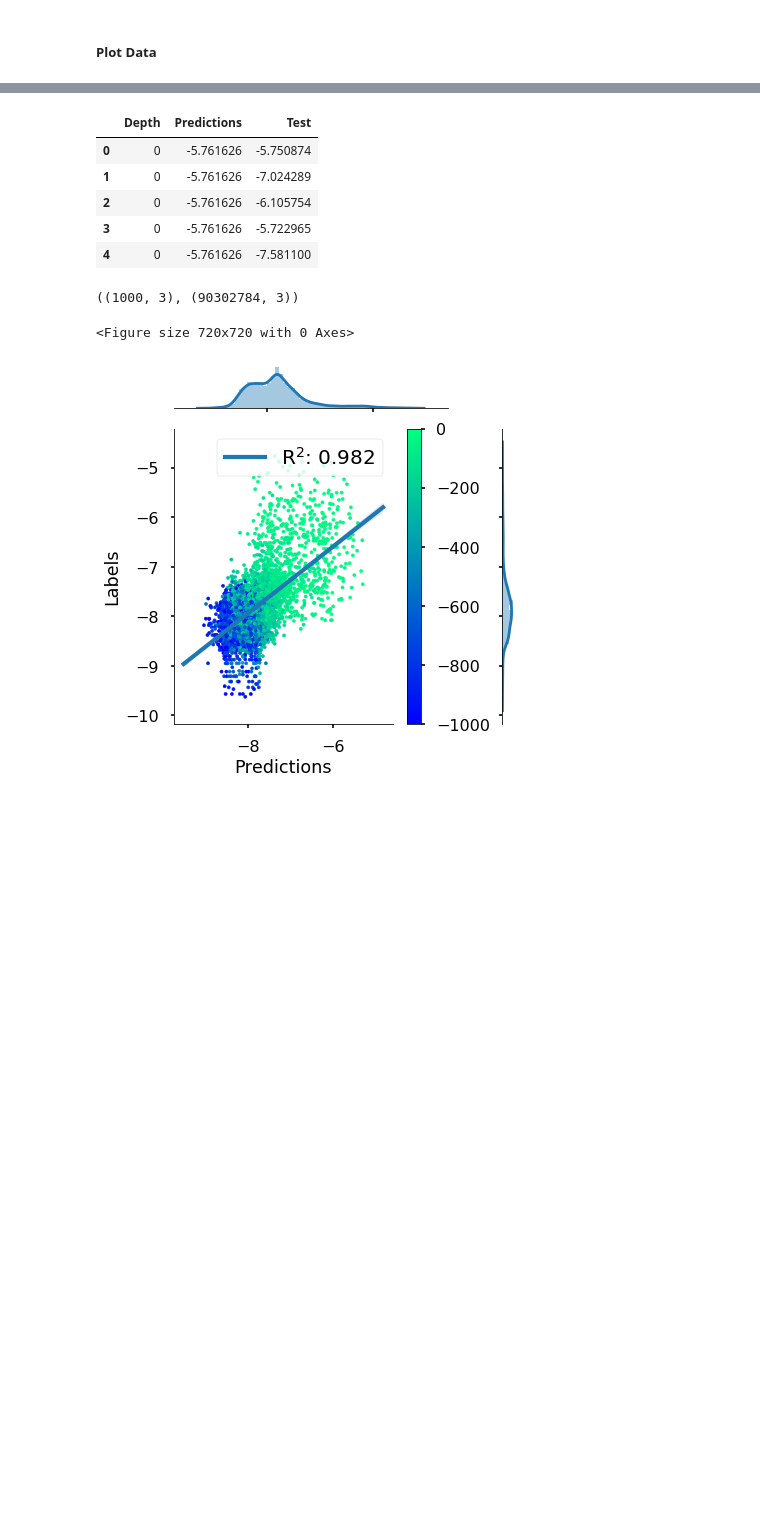
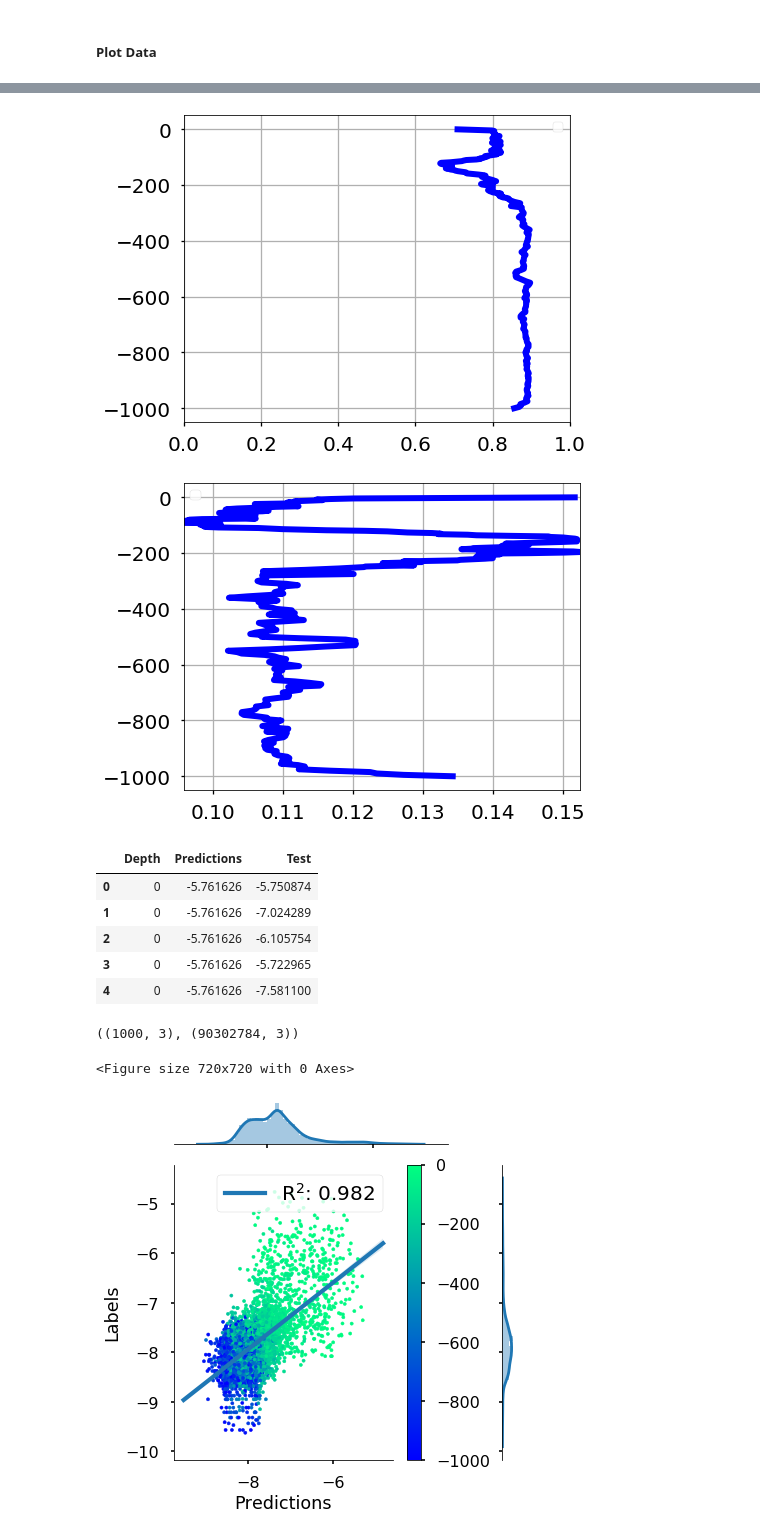
Before and after one commit to IPL-UV/ml4ocean, a Jupyter notebook: notebooks/full_walkthroughs/full_walkthrough_stg.ipynb, the cells around one changed output, grey strips where cells are left out. Drawn from its saved outputs; the diff is of its cells as text; code cells hidden in the pictures; blank space fills up the shorter version.

```diff
--- a/notebooks/full_walkthroughs/full_walkthrough_stg.ipynb
+++ b/notebooks/full_walkthroughs/full_walkthrough_stg.ipynb
@@ -341,0 +367,6 @@ dataset['yvalid'].shape, ypred.shape
+# %%
+each_level = True
+
+stats_df = get_stats(ypred, dataset['yvalid'], each_level=each_level)
+
+stats_df.head()
@@ -342,3 +380,11 @@ dataset['yvalid'].shape, ypred.shape
+# %%
+statistic = 'r2'
+plt.style.use('seaborn-talk')
+plot_mo_stats(stats_df, stat='r2', save_name='stg_test_rf')
+plot_mo_stats(stats_df, stat='rmse', save_name='stg_test_rf')
+# %% [output]
+[figure, added]
+[figure, added]
 # %%
 predictions = pd.DataFrame(ypred, columns=get_depth_labels())
 validations = pd.DataFrame(dataset['yvalid'].values, columns=get_depth_labels())
```
Also changed, not shown: parts of 39 cells of this notebook, 6 other files.
